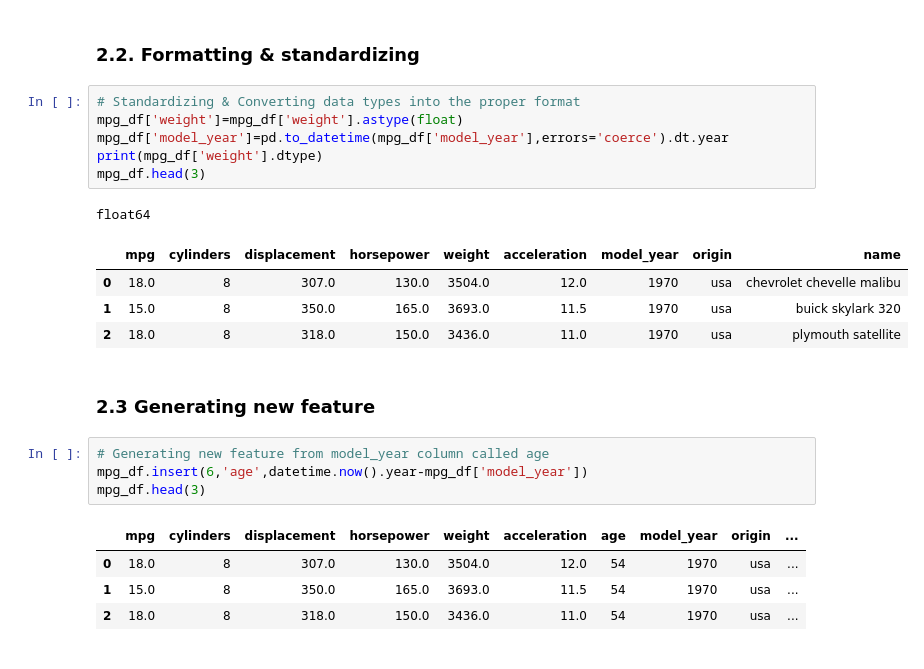
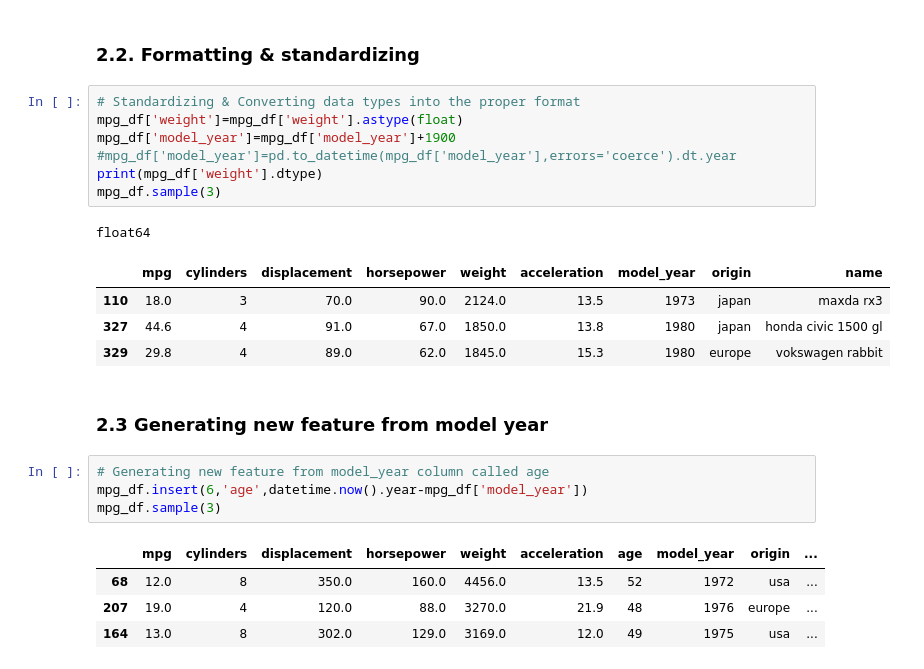
Before and after one commit to gittsed/Miles_per_Gallon, a Jupyter notebook: notebooks/MPG Data Cleaning.ipynb, the cells around one changed output. Drawn from its saved outputs; the diff is of its cells as text.

```diff
--- a/notebooks/MPG Data Cleaning.ipynb
+++ b/notebooks/MPG Data Cleaning.ipynb
@@ -98,23 +99,24 @@ mpg_df.tail(3)
 # %%
 # Standardizing & Converting data types into the proper format
 mpg_df['weight']=mpg_df['weight'].astype(float)
-mpg_df['model_year']=pd.to_datetime(mpg_df['model_year'],errors='coerce').dt.year
+mpg_df['model_year']=mpg_df['model_year']+1900
+#mpg_df['model_year']=pd.to_datetime(mpg_df['model_year'],errors='coerce').dt.year
 print(mpg_df['weight'].dtype)
-mpg_df.head(3)
+mpg_df.sample(3)
 # %% [output]
 float64
 |  | mpg | cylinders | displacement | horsepower | weight | acceleration | model_year | origin | name |
-| 0 | 18.0 | 8 | 307.0 | 130.0 | 3504.0 | 12.0 | 1970 | usa | chevrolet chevelle malibu |
-| 1 | 15.0 | 8 | 350.0 | 165.0 | 3693.0 | 11.5 | 1970 | usa | buick skylark 320 |
-| 2 | 18.0 | 8 | 318.0 | 150.0 | 3436.0 | 11.0 | 1970 | usa | plymouth satellite |
+| 110 | 18.0 | 3 | 70.0 | 90.0 | 2124.0 | 13.5 | 1973 | japan | maxda rx3 |
+| 327 | 44.6 | 4 | 91.0 | 67.0 | 1850.0 | 13.8 | 1980 | japan | honda civic 1500 gl |
+| 329 | 29.8 | 4 | 89.0 | 62.0 | 1845.0 | 15.3 | 1980 | europe | vokswagen rabbit |
-# %% [markdown]
-### 2.3 Generating new feature
+# %% [markdown]
+### 2.3 Generating new feature from model year
 # %%
 # Generating new feature from model_year column called age
 mpg_df.insert(6,'age',datetime.now().year-mpg_df['model_year'])
-mpg_df.head(3)
+mpg_df.sample(3)
 # %% [output]
 |  | mpg | cylinders | displacement | horsepower | weight | acceleration | age | model_year | origin | ... |
-| 0 | 18.0 | 8 | 307.0 | 130.0 | 3504.0 | 12.0 | 54 | 1970 | usa | ... |
-| 1 | 15.0 | 8 | 350.0 | 165.0 | 3693.0 | 11.5 | 54 | 1970 | usa | ... |
-| 2 | 18.0 | 8 | 318.0 | 150.0 | 3436.0 | 11.0 | 54 | 1970 | usa | ... |
+| 68 | 12.0 | 8 | 350.0 | 160.0 | 4456.0 | 13.5 | 52 | 1972 | usa | ... |
+| 207 | 19.0 | 4 | 120.0 | 88.0 | 3270.0 | 21.9 | 48 | 1976 | europe | ... |
+| 164 | 13.0 | 8 | 302.0 | 129.0 | 3169.0 | 12.0 | 49 | 1975 | usa | ... |
```
Also changed, not shown: parts of 9 cells of this notebook.
